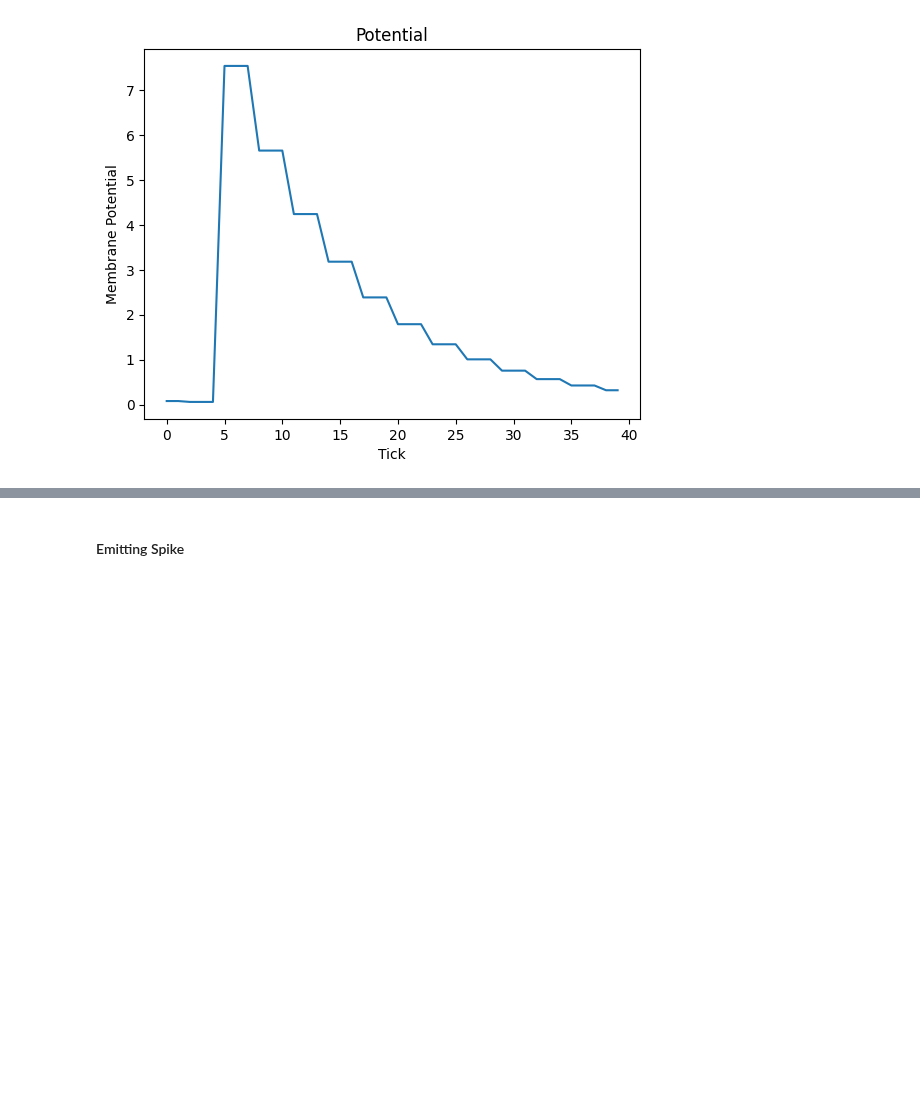
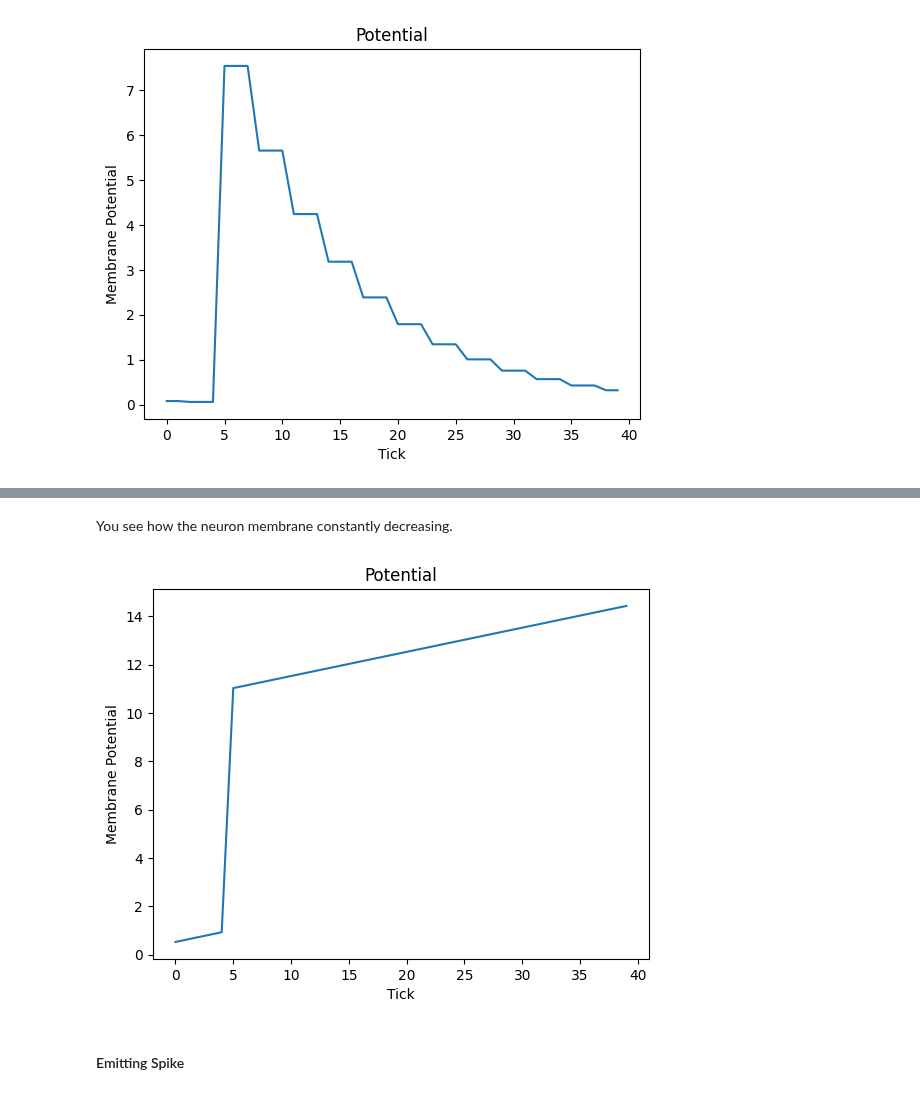
Before and after one commit to yakir4123/SNN-SCTN, a Jupyter notebook: notebooks/getting_started.ipynb, the cells around one changed output, grey strips where cells are left out. Cells and saved outputs as stored; diff of their text form; code cells hidden in the pictures; blank space fills up the shorter version.

```diff
--- a/notebooks/getting_started.ipynb
+++ b/notebooks/getting_started.ipynb
@@ -86,3 +98,12 @@ simulate_membrane_leakage()
+# %% [markdown]
+You see how the neuron membrane constantly decreasing.
+# %%
+neuron.theta = 0.1
+
+neuron.forget_logs()
+simulate_membrane_leakage()
+# %% [output]
+[figure, added]
 # %% [markdown]
 #### Emitting Spike
 # %% [markdown]
```
Also changed, not shown: parts of 2 cells of this notebook.
